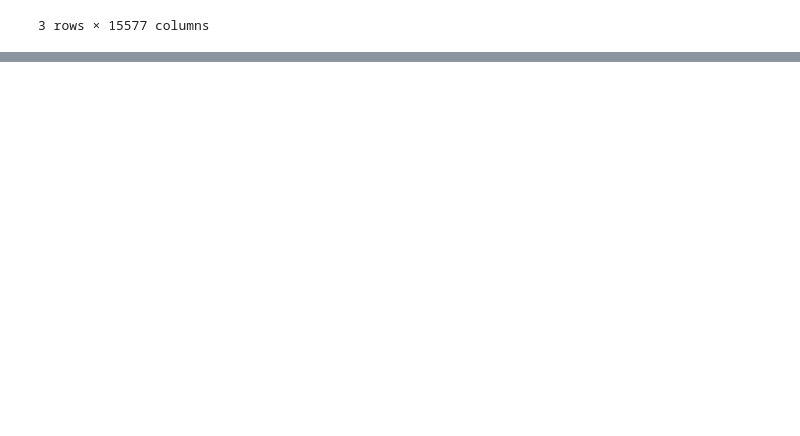
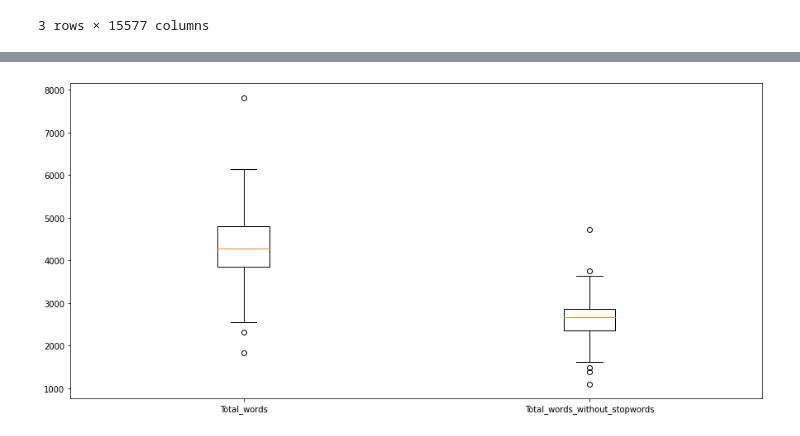
Before and after one commit to lab-programs/ds_lab, a Jupyter notebook: Code/notebooks/Visualisations_MKB.ipynb, the cells around one changed output, grey strips where cells are left out. Cells and saved outputs as stored; diff of their text form; code cells hidden in the pictures; blank space fills up the shorter version.

```diff
--- a/Code/notebooks/Visualisations_MKB.ipynb
+++ b/Code/notebooks/Visualisations_MKB.ipynb
@@ -48,0 +78,10 @@ for index,product in enumerate(df_dtm.columns):
+# %%
+
+temp_df = df2[['Total_words','Words_without_stop']]
+
+plt.figure(figsize = (15,7))
+plt.boxplot([df2['Total_words'], df2['Words_without_stop']],labels = ['Total_words','Total_words_without_stopwords'])
+
+plt.show()
+# %% [output]
+[figure, added]
```
Also changed, not shown: parts of 9 cells of this notebook, 13 other files.
